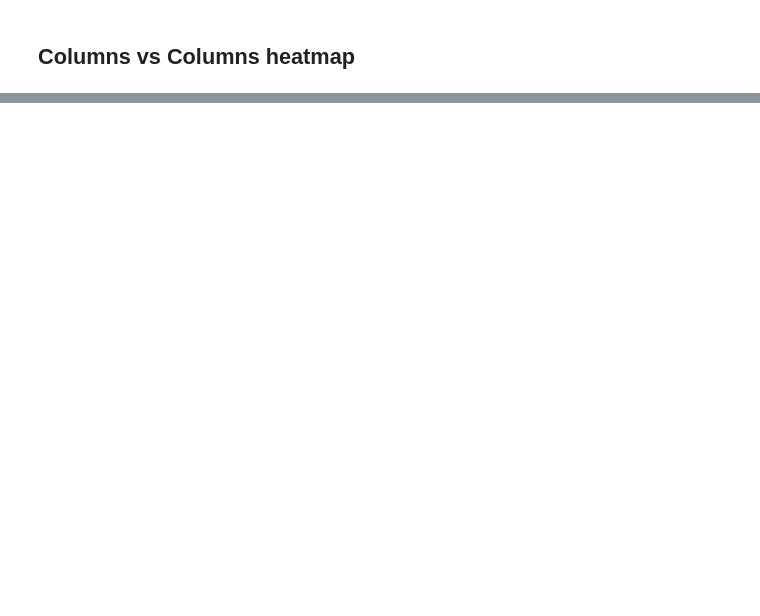
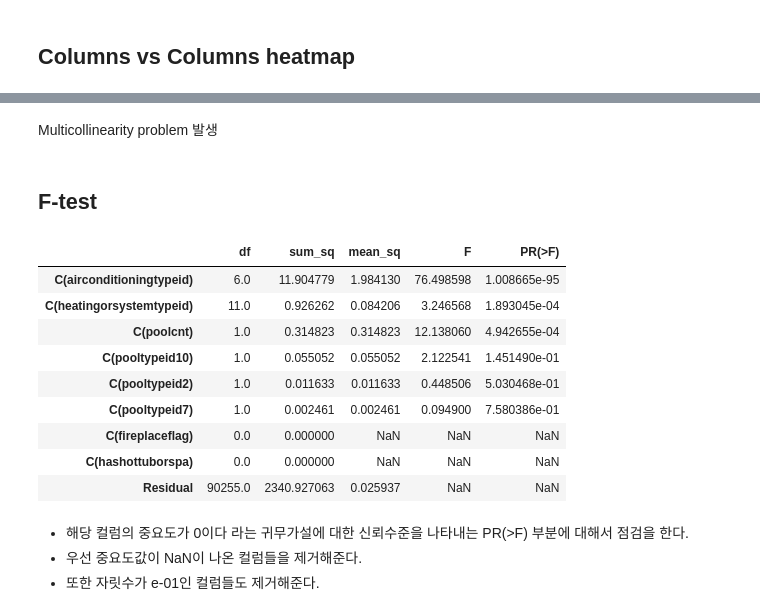
Before and after one commit to hskimim/data-analysis-tutorial, a Jupyter notebook: zillow_prize_estimation/Inner_feature.ipynb, the cells around one changed output, grey strips where cells are left out. Drawn from its saved outputs; the diff is of its cells as text; code cells hidden in the pictures; blank space fills up the shorter version.

```diff
--- a/zillow_prize_estimation/Inner_feature.ipynb
+++ b/zillow_prize_estimation/Inner_feature.ipynb
@@ -922,0 +969,21 @@ plt.show()
+# %% [markdown]
+Multicollinearity problem 발생
+# %% [markdown]
+## F-test
+# %%
+sm.stats.anova_lm(cat_result).sort_values(by='PR(>F)')
+# %% [output]
+|  | df | sum_sq | mean_sq | F | PR(>F) |
+| C(airconditioningtypeid) | 6.0 | 11.904779 | 1.984130 | 76.498598 | 1.008665e-95 |
+| C(heatingorsystemtypeid) | 11.0 | 0.926262 | 0.084206 | 3.246568 | 1.893045e-04 |
+| C(poolcnt) | 1.0 | 0.314823 | 0.314823 | 12.138060 | 4.942655e-04 |
+| C(pooltypeid10) | 1.0 | 0.055052 | 0.055052 | 2.122541 | 1.451490e-01 |
+| C(pooltypeid2) | 1.0 | 0.011633 | 0.011633 | 0.448506 | 5.030468e-01 |
+| C(pooltypeid7) | 1.0 | 0.002461 | 0.002461 | 0.094900 | 7.580386e-01 |
+| C(fireplaceflag) | 0.0 | 0.000000 | NaN | NaN | NaN |
+| C(hashottuborspa) | 0.0 | 0.000000 | NaN | NaN | NaN |
+| Residual | 90255.0 | 2340.927063 | 0.025937 | NaN | NaN |
+# %% [markdown]
+- 해당 컬럼의 중요도가 0이다 라는 귀무가설에 대한 신뢰수준을 나타내는 PR(>F) 부분에 대해서 점검을 한다.
+- 우선 중요도값이 NaN이 나온 컬럼들을 제거해준다.
+- 또한 자릿수가 e-01인 컬럼들도 제거해준다.
```
Also changed, not shown: parts of 32 cells of this notebook, 7 other files.
